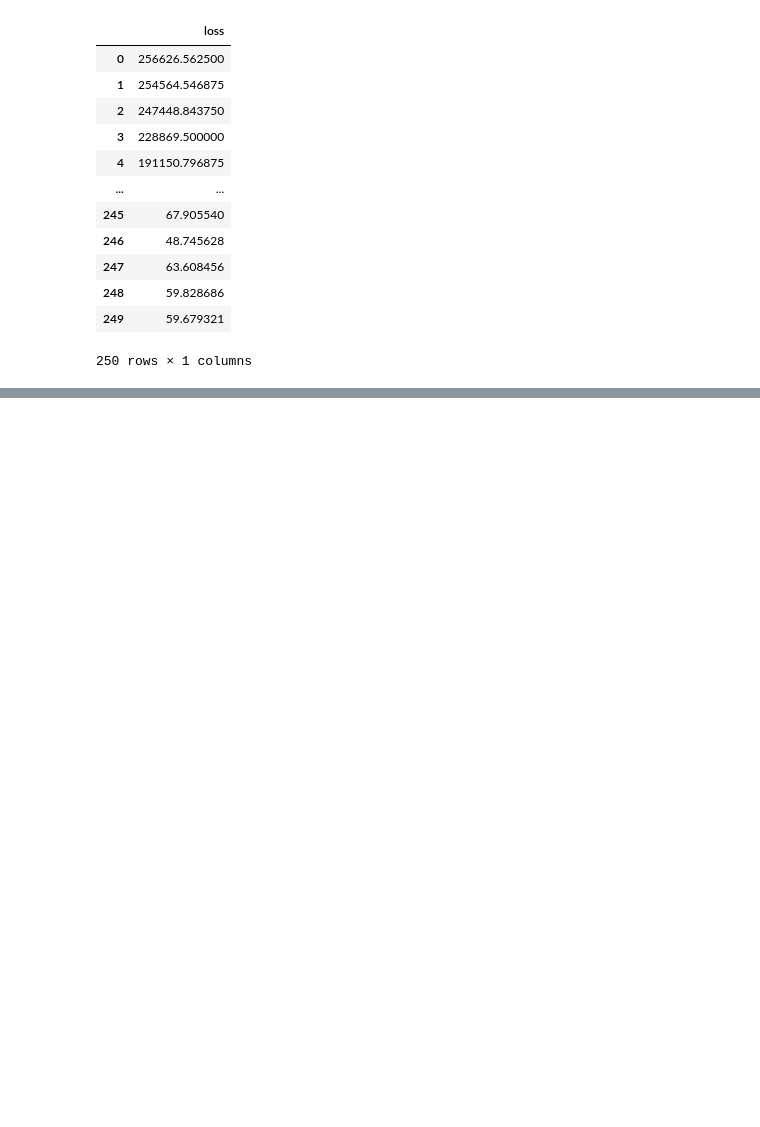
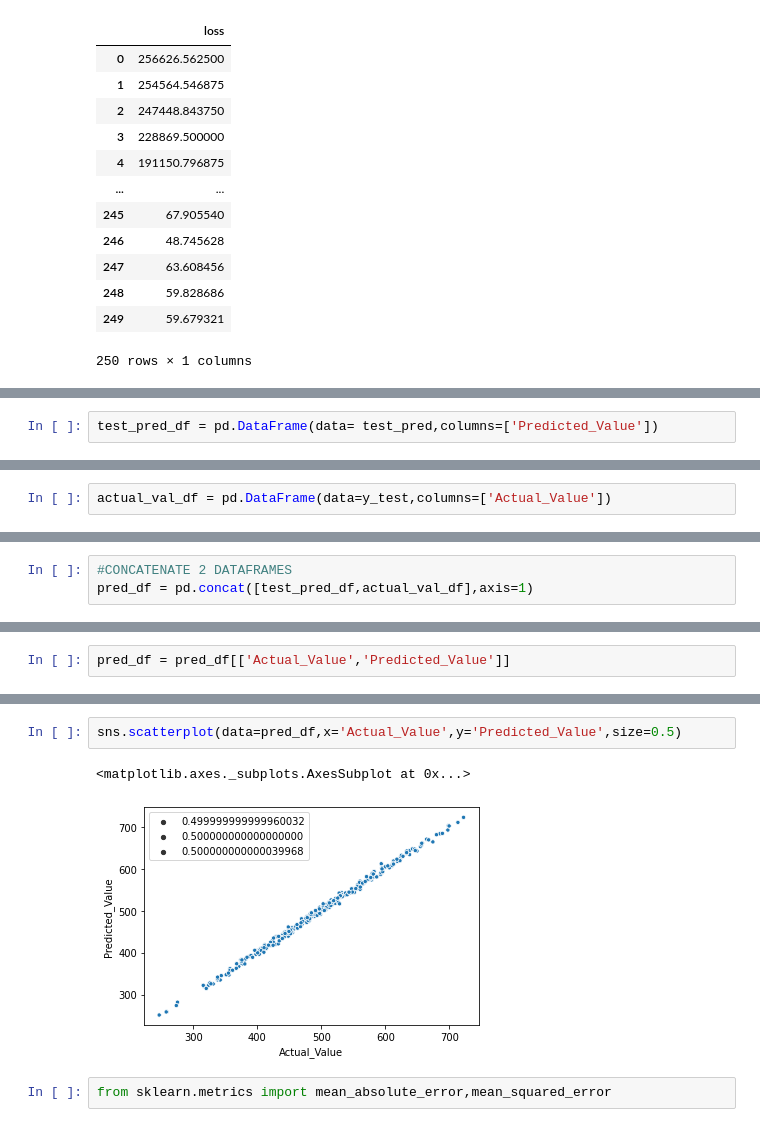
Before and after one commit to vishalrec1/Python, a Jupyter notebook: Keras_Learning.ipynb, the cells around one changed output, grey strips where cells are left out. Drawn from its saved outputs; the diff is of its cells as text; blank space fills up the shorter version.

```diff
--- a/Keras_Learning.ipynb
+++ b/Keras_Learning.ipynb
@@ -170,0 +216,2 @@ df.plot(figsize = (15,5),grid=True)
+# %%
+test_pred_df = pd.DataFrame(data= test_pred,columns=['Predicted_Value'])
@@ -170,0 +231,2 @@ df.plot(figsize = (15,5),grid=True)
+# %%
+actual_val_df = pd.DataFrame(data=y_test,columns=['Actual_Value'])
@@ -170,0 +249,3 @@ df.plot(figsize = (15,5),grid=True)
+# %%
+#CONCATENATE 2 DATAFRAMES
+pred_df = pd.concat([test_pred_df,actual_val_df],axis=1)
@@ -170,0 +268,2 @@ df.plot(figsize = (15,5),grid=True)
+# %%
+pred_df = pred_df[['Actual_Value','Predicted_Value']]
@@ -170,0 +286,7 @@ df.plot(figsize = (15,5),grid=True)
+# %%
+sns.scatterplot(data=pred_df,x='Actual_Value',y='Predicted_Value',size=0.5)
+# %% [output]
+<matplotlib.axes._subplots.AxesSubplot at 0x...>
+[figure, added]
+# %%
+from sklearn.metrics import mean_absolute_error,mean_squared_error
```
Also changed, not shown: parts of 36 cells of this notebook.
